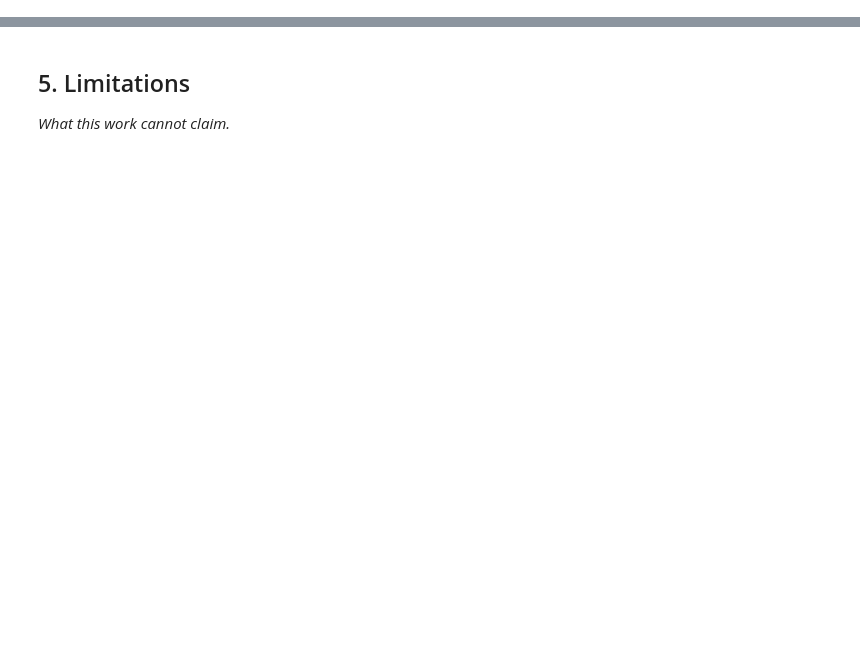
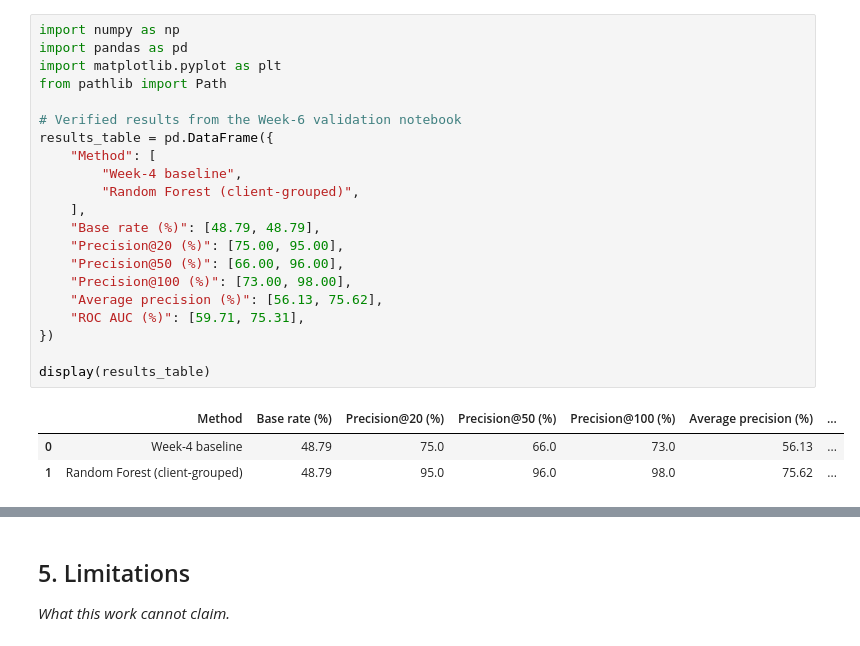
Before and after one commit to bsiddan25/Flyrankproject, a Jupyter notebook: work/notebooks/capstone.ipynb, the cells around one changed output, grey strips where cells are left out. Drawn from its saved outputs; the diff is of its cells as text; blank space fills up the shorter version.

```diff
--- a/work/notebooks/capstone.ipynb
+++ b/work/notebooks/capstone.ipynb
@@ -24,0 +123,25 @@ This skeleton is yours to fill. Work the sections **in order** — each one has
+# %%
+import numpy as np
+import pandas as pd
+import matplotlib.pyplot as plt
+from pathlib import Path
+
+# Verified results from the Week-6 validation notebook
+results_table = pd.DataFrame({
+    "Method": [
+        "Week-4 baseline",
+        "Random Forest (client-grouped)",
+    ],
+    "Base rate (%)": [48.79, 48.79],
+    "Precision@20 (%)": [75.00, 95.00],
+    "Precision@50 (%)": [66.00, 96.00],
+    "Precision@100 (%)": [73.00, 98.00],
+    "Average precision (%)": [56.13, 75.62],
+    "ROC AUC (%)": [59.71, 75.31],
+})
+
+display(results_table)
+# %% [output]
+|  | Method | Base rate (%) | Precision@20 (%) | Precision@50 (%) | Precision@100 (%) | Average precision (%) | ... |
+| 0 | Week-4 baseline | 48.79 | 75.0 | 66.0 | 73.0 | 56.13 | ... |
+| 1 | Random Forest (client-grouped) | 48.79 | 95.0 | 96.0 | 98.0 | 75.62 | ... |
```
Also changed, not shown: parts of 23 cells of this notebook.
